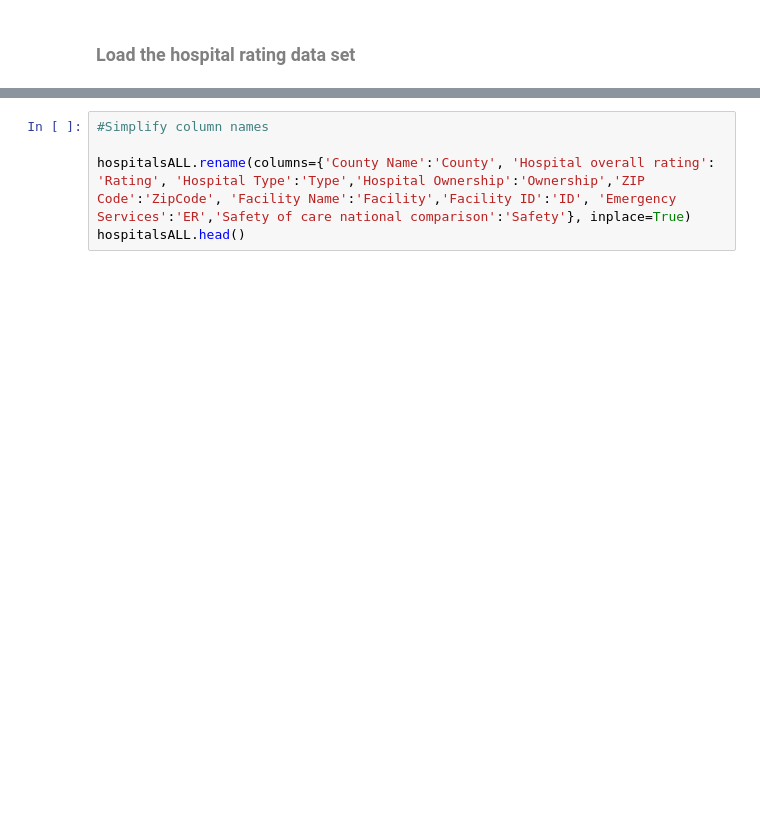
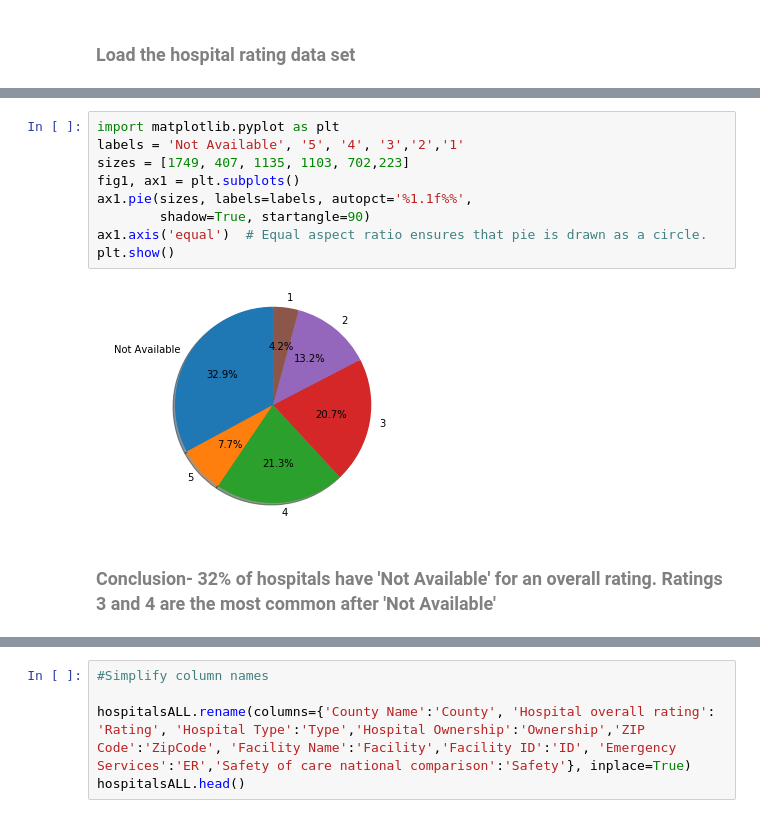
Before and after one commit to turtlek/CourseraCapstone, a Jupyter notebook: Hospital Neighborhoods.ipynb, the cells around one changed output, grey strips where cells are left out. Drawn from its saved outputs; the diff is of its cells as text; blank space fills up the shorter version.

```diff
--- a/Hospital Neighborhoods.ipynb
+++ b/Hospital Neighborhoods.ipynb
@@ -214,4 +235,17 @@ Not Available    1749
 5                 407
 1                 223
 Name: Hospital overall rating, dtype: int64
+# %%
+import matplotlib.pyplot as plt
+labels = 'Not Available', '5', '4', '3','2','1'
+sizes = [1749, 407, 1135, 1103, 702,223]
+fig1, ax1 = plt.subplots()
+ax1.pie(sizes, labels=labels, autopct='%1.1f%%',
+        shadow=True, startangle=90)
+ax1.axis('equal')  # Equal aspect ratio ensures that pie is drawn as a circle.
+plt.show()
+# %% [output]
+[figure, added]
+# %% [markdown]
+### <span style='color:gray'> Conclusion- 32% of hospitals have 'Not Available' for an overall rating. Ratings 3 and 4 are the most common after 'Not Available'  </span>
 # %%
```
Also changed, not shown: parts of 87 cells of this notebook.
